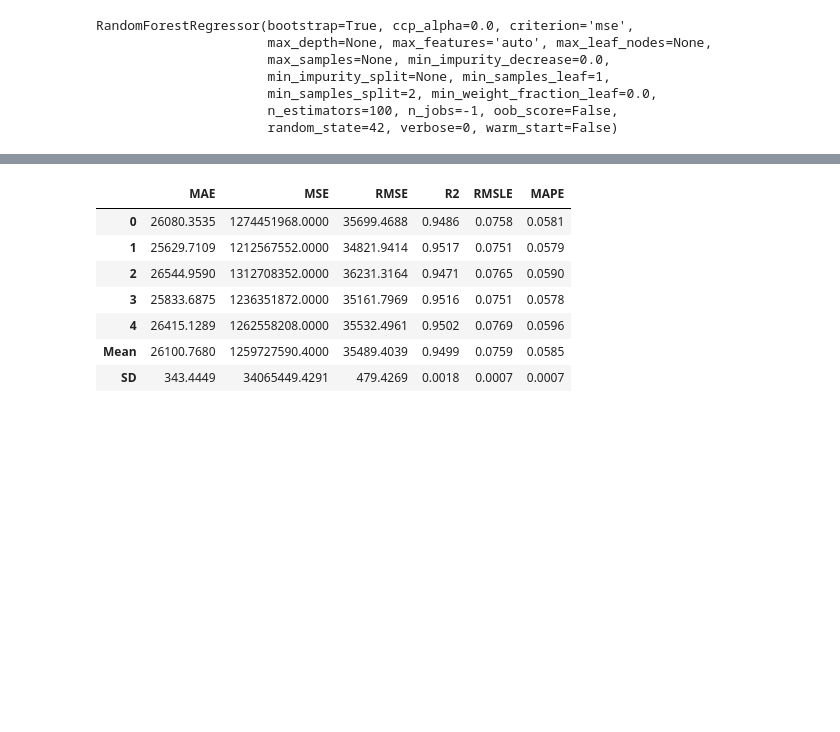
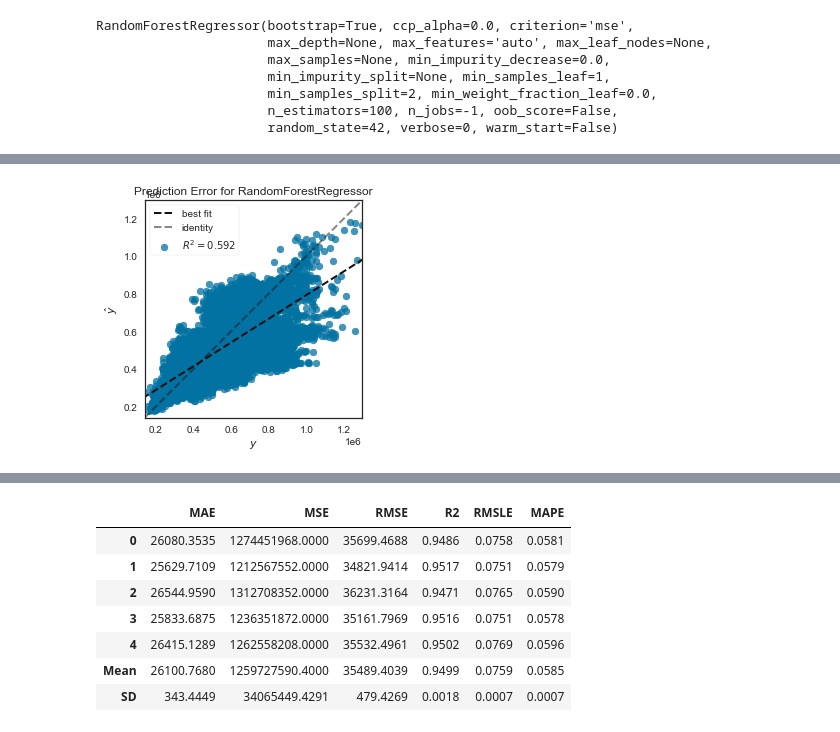
Before and after one commit to ElangSetiawan/sg-hdb-resale, a Jupyter notebook: notebooks/Elang-SG-HDB-Resale-Model.ipynb, the cells around one changed output, grey strips where cells are left out. Drawn from its saved outputs; the diff is of its cells as text; code cells hidden in the pictures; blank space fills up the shorter version.

```diff
--- a/notebooks/Elang-SG-HDB-Resale-Model.ipynb
+++ b/notebooks/Elang-SG-HDB-Resale-Model.ipynb
@@ -267,0 +293,4 @@ The Random Forest Regressor training model mean MSE is 1075500137.9867 and mean
+# %%
+plot_model(rf_reg101, plot = 'error')
+# %% [output]
+[figure, added]
```
Also changed, not shown: parts of 24 cells of this notebook.
